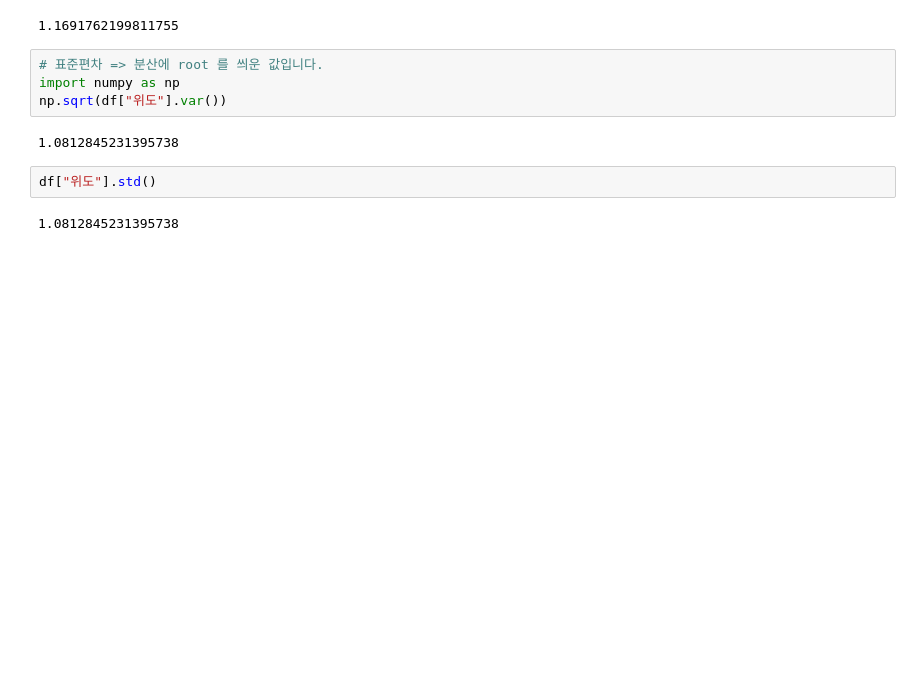
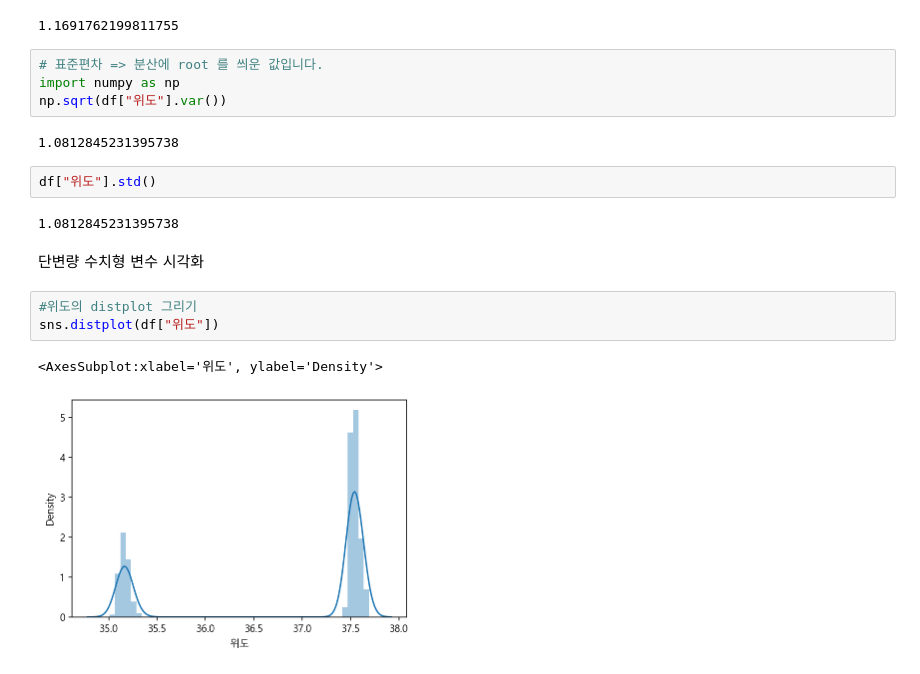
Before and after one commit to pmj3590/inflearn_opendata, a Jupyter notebook: store.ipynb, the cells around one changed output. Saved outputs shown, nothing was run; the diff lists cells and outputs as text; blank space fills up the shorter version.

```diff
--- a/store.ipynb
+++ b/store.ipynb
@@ -554,3 +554,11 @@ np.sqrt(df["위도"].var())
 df["위도"].std()
 # %% [output]
 1.0812845231395738
+# %% [markdown]
+단변량 수치형 변수 시각화
+# %%
+#위도의 distplot 그리기
+sns.distplot(df["위도"])
+# %% [output]
+<AxesSubplot:xlabel='위도', ylabel='Density'>
+[figure, added]
```
Also changed, not shown: parts of 20 cells of this notebook.
